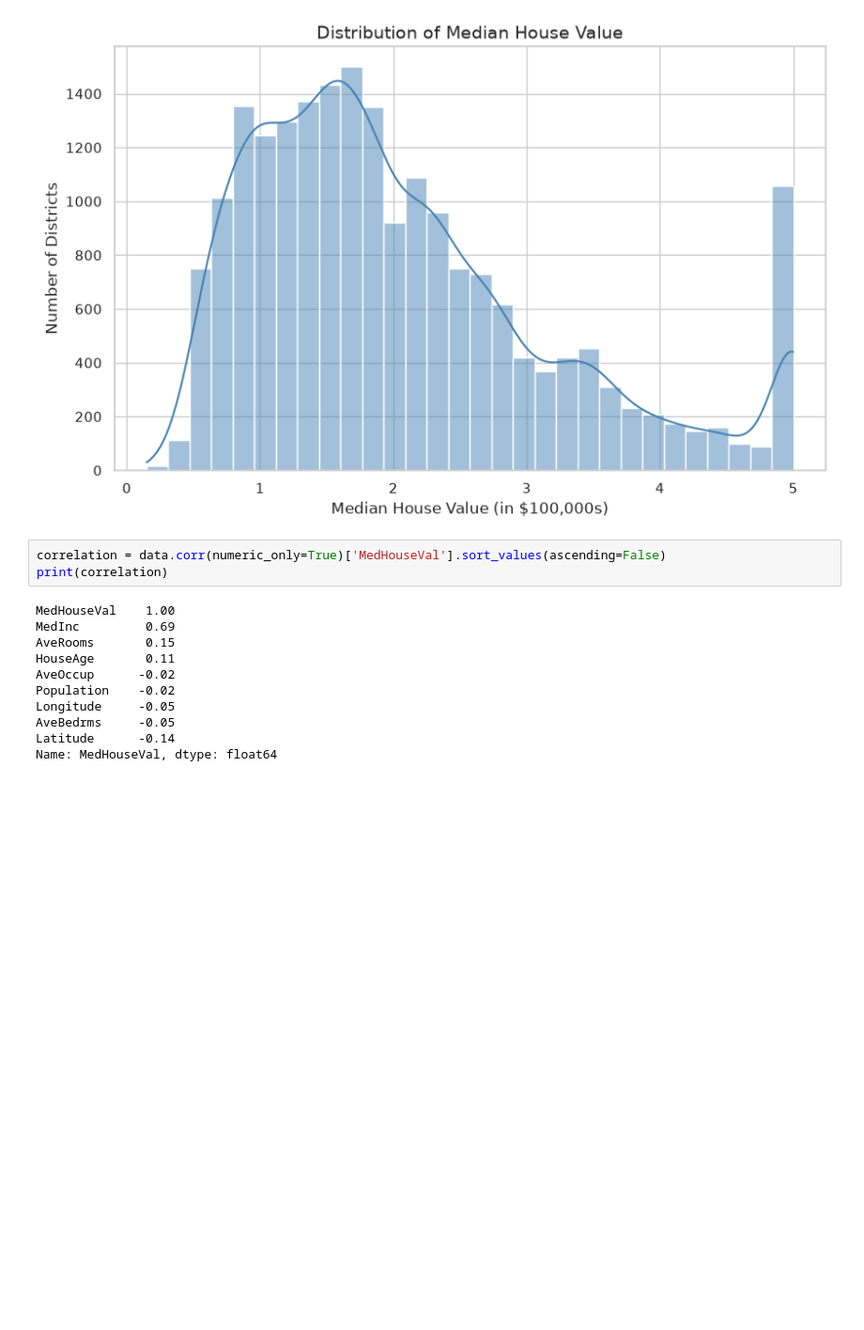
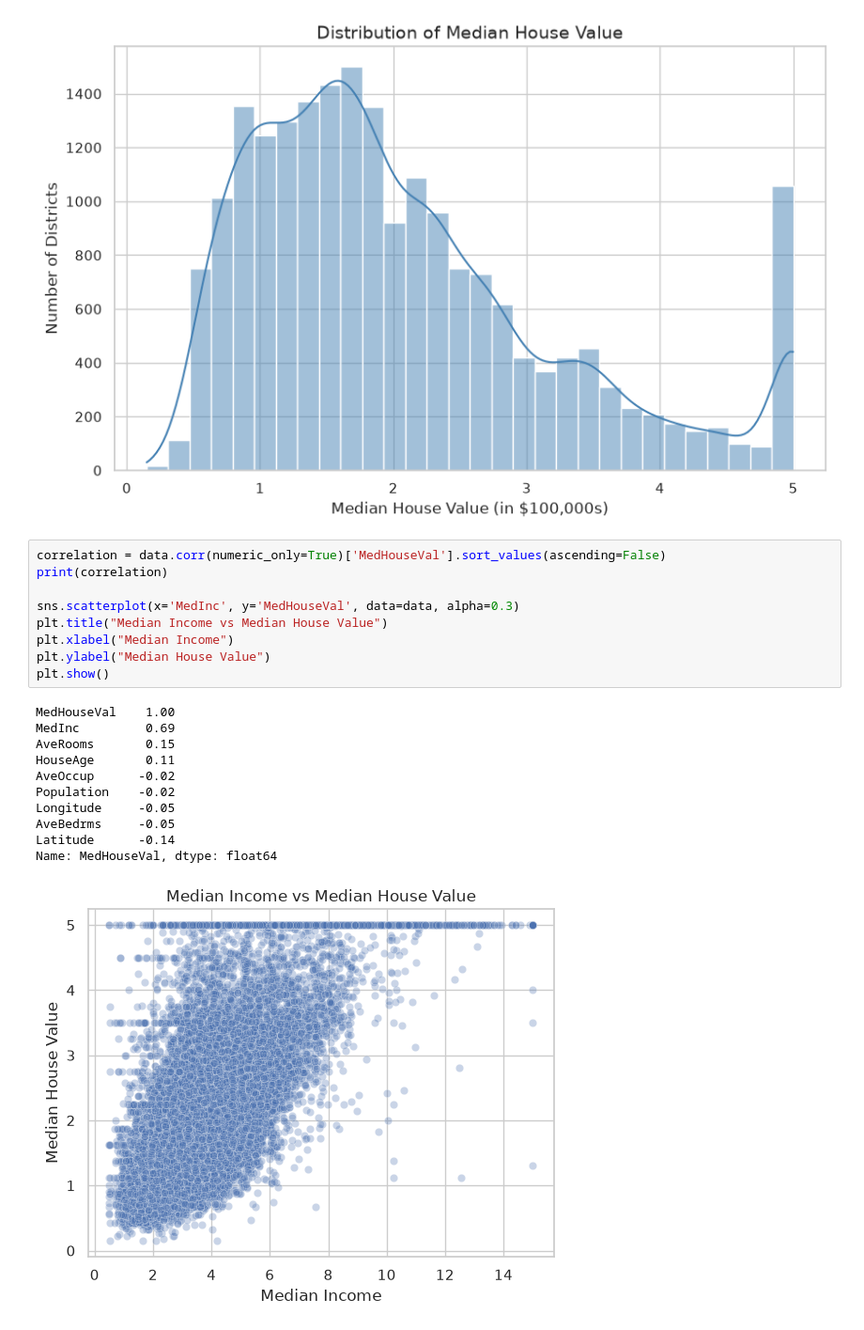
Before and after one commit to ItsUgesh/data-visualization, a Jupyter notebook: california-housing.ipynb, the cells around one changed output. Shown at 94% size. Saved outputs shown, nothing was run; the diff lists cells and outputs as text; blank space fills up the shorter version.

Commit message:
Add correlation analysis for median house value
- Computed correlation of all numeric features against MedHouseVal
- Found median income (MedInc) has strongest linear correlation (~0.69)
- Added scatter plot of MedInc vs MedHouseVal to visualize relationship

```diff
--- a/california-housing.ipynb
+++ b/california-housing.ipynb
@@ -54,14 +54,21 @@ dtype: int64
 # %%
 correlation = data.corr(numeric_only=True)['MedHouseVal'].sort_values(ascending=False)
 print(correlation)
+
+sns.scatterplot(x='MedInc', y='MedHouseVal', data=data, alpha=0.3)
+plt.title("Median Income vs Median House Value")
+plt.xlabel("Median Income")
+plt.ylabel("Median House Value")
+plt.show()
 # %% [output]
 MedHouseVal    1.00
 MedInc         0.69
 AveRooms       0.15
 HouseAge       0.11
 AveOccup      -0.02
 Population    -0.02
 Longitude     -0.05
 AveBedrms     -0.05
 Latitude      -0.14
 Name: MedHouseVal, dtype: float64
+[figure, added]
```
